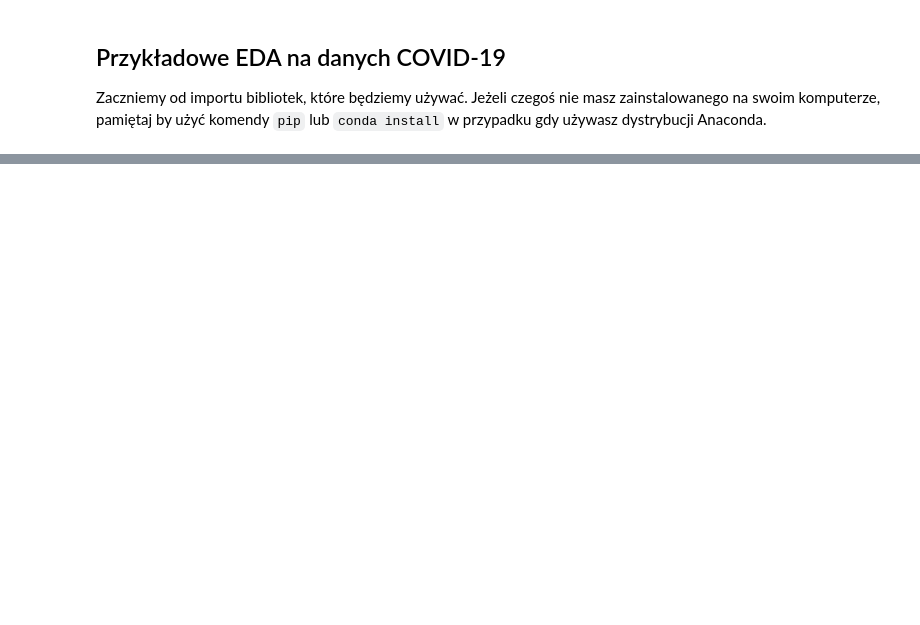
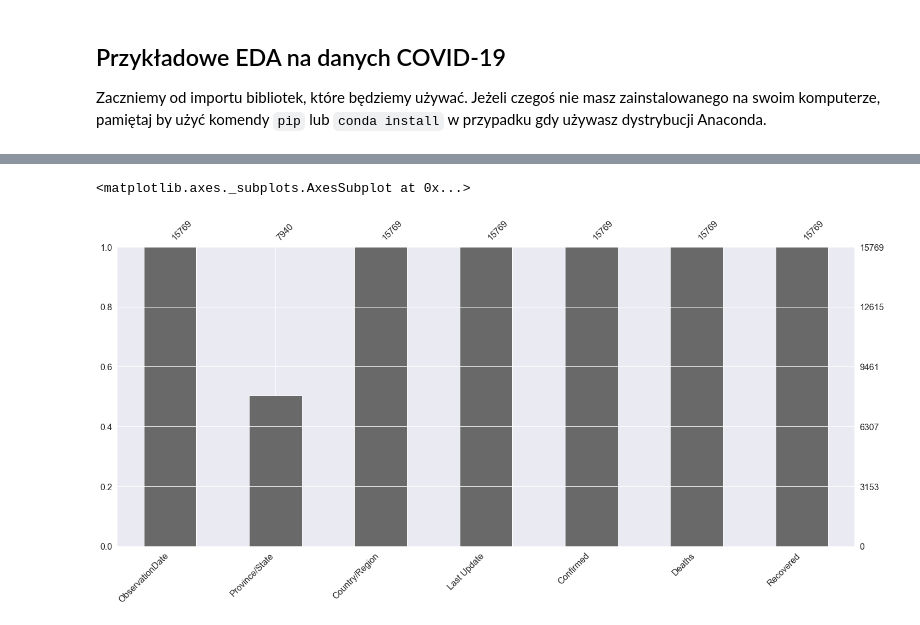
Before and after one commit to Orajt93/metody-inzynierii-wiedzy, a Jupyter notebook: 03 Exploratory Data Analysis/EDA.ipynb, the cells around one changed output, grey strips where cells are left out. Cells and saved outputs as stored; diff of their text form; code cells hidden in the pictures; blank space fills up the shorter version.

```diff
--- a/03 Exploratory Data Analysis/EDA.ipynb
+++ b/03 Exploratory Data Analysis/EDA.ipynb
@@ -42,0 +170,6 @@ import pandas as pd
+# %%
+# Wyświetl jako bar plot
+msno.bar(covid_data)
+# %% [output]
+<matplotlib.axes._subplots.AxesSubplot at 0x...>
+[figure, added]
```
Also changed, not shown: parts of 27 cells of this notebook, 1 other file.
